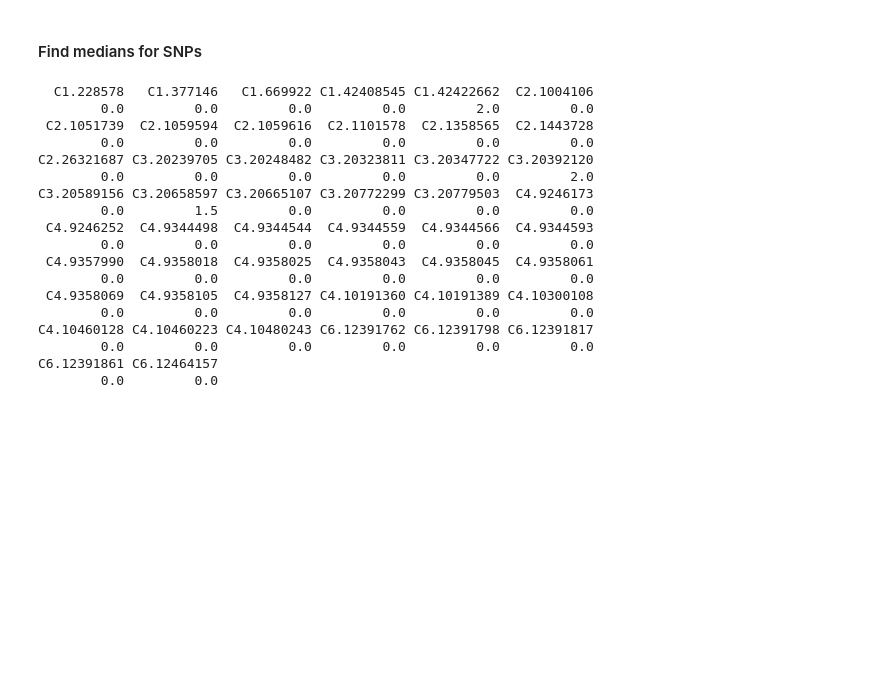
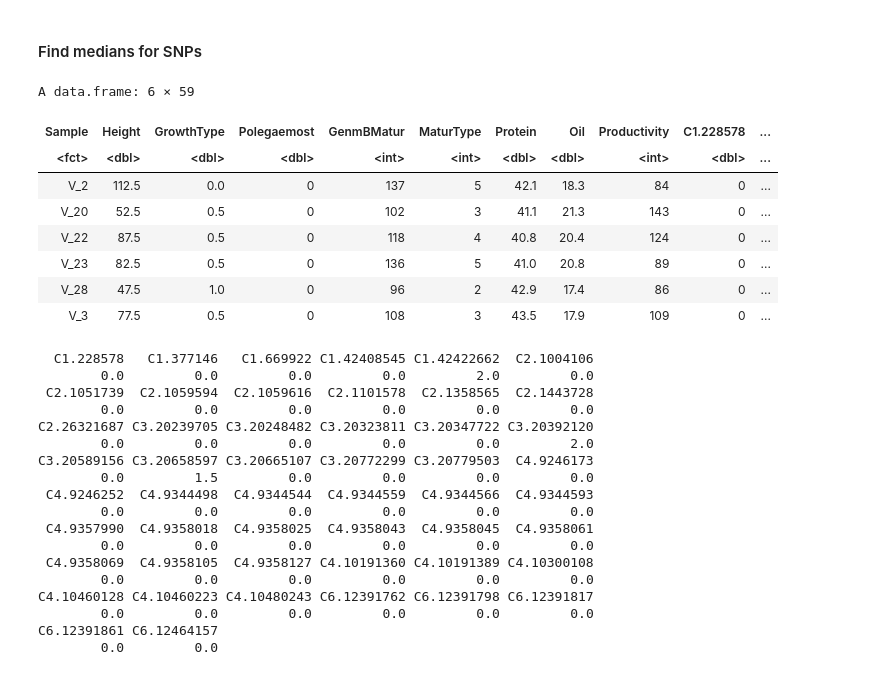
Before and after one commit to Anacriel/rstudies-labs, a Jupyter notebook: notebooks/lab_1/lab_1_Kamaletdinova.ipynb, the cells around one changed output. Saved outputs shown, nothing was run; the diff lists cells and outputs as text; code cells hidden in the pictures; blank space fills up the shorter version.

```diff
--- a/notebooks/lab_1/lab_1_Kamaletdinova.ipynb
+++ b/notebooks/lab_1/lab_1_Kamaletdinova.ipynb
@@ -157,6 +178,18 @@ apply(df_filtered_features[2:features_len], 2, mean)
  20.21666667 119.51515152
 # %% [markdown]
 #### Find medians for SNPs
+# %%
+head(df_filtered_features)
+# %% [output]
+A data.frame: 6 × 59
+| Sample | Height | GrowthType | Polegaemost | GenmBMatur | MaturType | Protein | Oil | Productivity | C1.228578 | ... |
+| <fct> | <dbl> | <dbl> | <dbl> | <int> | <int> | <dbl> | <dbl> | <int> | <dbl> | ... |
+| V_2 | 112.5 | 0.0 | 0 | 137 | 5 | 42.1 | 18.3 | 84 | 0 | ... |
+| V_20 | 52.5 | 0.5 | 0 | 102 | 3 | 41.1 | 21.3 | 143 | 0 | ... |
+| V_22 | 87.5 | 0.5 | 0 | 118 | 4 | 40.8 | 20.4 | 124 | 0 | ... |
+| V_23 | 82.5 | 0.5 | 0 | 136 | 5 | 41.0 | 20.8 | 89 | 0 | ... |
+| V_28 | 47.5 | 1.0 | 0 | 96 | 2 | 42.9 | 17.4 | 86 | 0 | ... |
+| V_3 | 77.5 | 0.5 | 0 | 108 | 3 | 43.5 | 17.9 | 109 | 0 | ... |
 # %%
 apply(df_filtered_features[(features_len+1):ncol(df_filtered_features)], 2, median)
 # %% [output]
```
Also changed, not shown: parts of 8 cells of this notebook, 15 other files.
